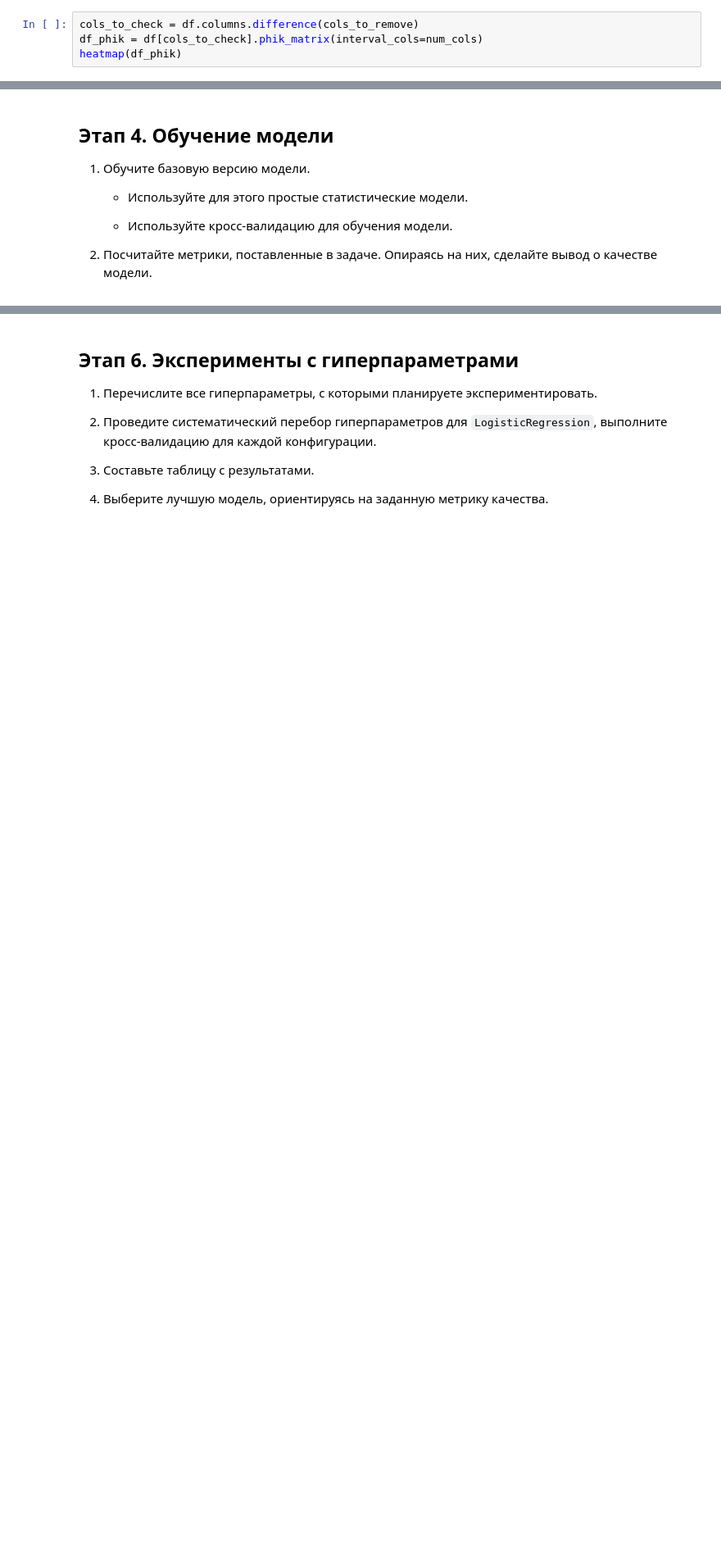
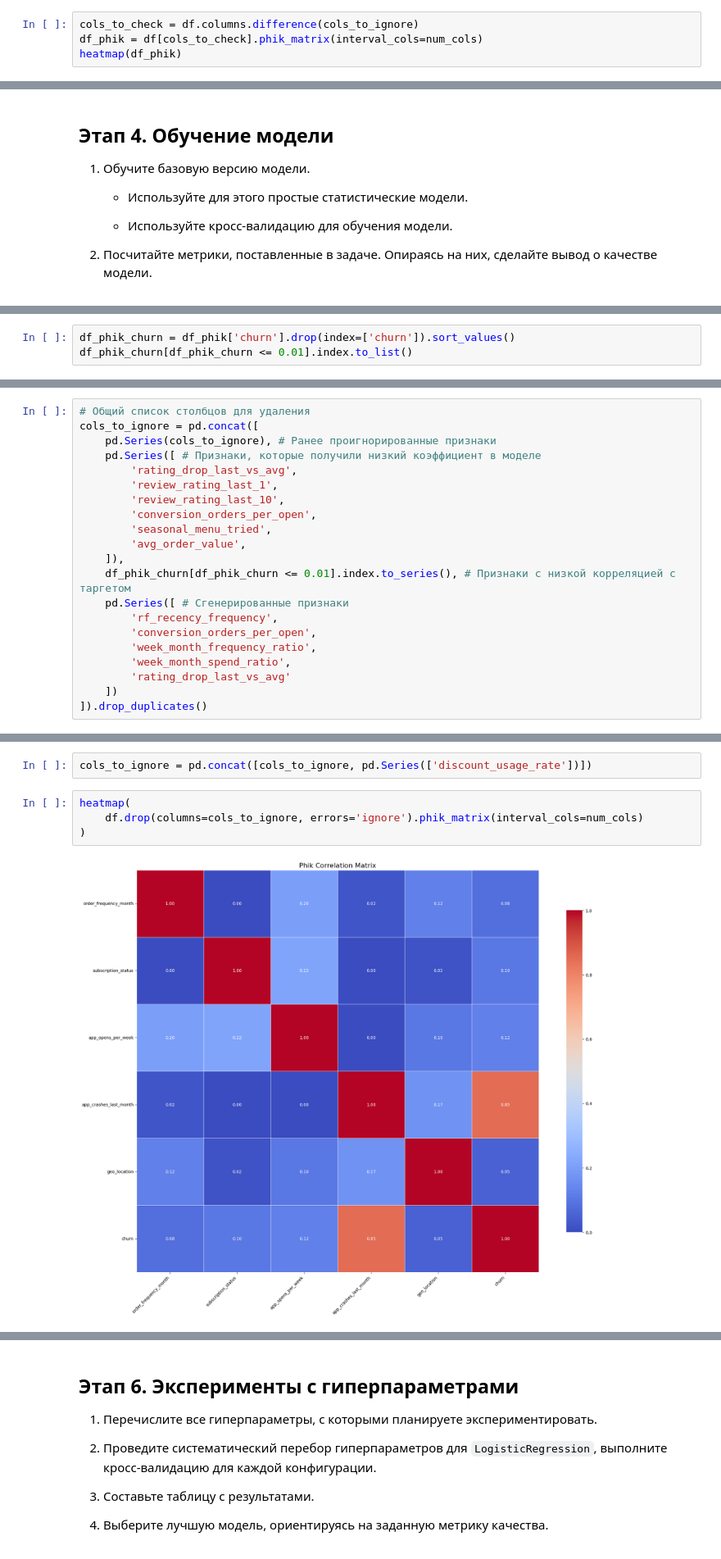
Before and after one commit to Daniel217D/linear-regression-experiments, a Jupyter notebook: 7. yandex_customer_churn_coffee_delivery_logistic_regression.ipynb, the cells around one changed output, grey strips where cells are left out. Shown at 82% size. Drawn from its saved outputs; the diff is of its cells as text; blank space fills up the shorter version.

```diff
--- a/7. yandex_customer_churn_coffee_delivery_logistic_regression.ipynb
+++ b/7. yandex_customer_churn_coffee_delivery_logistic_regression.ipynb
@@ -413,7 +429,7 @@ cols_to_remove = ['user_id', 'total_spent_last_month', 'total_spent_last_week',
 # %% [markdown]
 Посмотрим повторно на матрицу корреляций без этих признаков:
 # %%
-cols_to_check = df.columns.difference(cols_to_remove)
+cols_to_check = df.columns.difference(cols_to_ignore)
 df_phik = df[cols_to_check].phik_matrix(interval_cols=num_cols)
 heatmap(df_phik)
 # %% [output]
@@ -473,0 +696,3 @@ heatmap(df_phik)
+# %%
+df_phik_churn = df_phik['churn'].drop(index=['churn']).sort_values()
+df_phik_churn[df_phik_churn <= 0.01].index.to_list()
@@ -473,0 +717,21 @@ heatmap(df_phik)
+# %%
+# Общий список столбцов для удаления
+cols_to_ignore = pd.concat([
+    pd.Series(cols_to_ignore), # Ранее проигнорированные признаки
+    pd.Series([ # Признаки, которые получили низкий коэффициент в моделе
+        'rating_drop_last_vs_avg',
+        'review_rating_last_1',
+        'review_rating_last_10',
+        'conversion_orders_per_open',
+        'seasonal_menu_tried',
+        'avg_order_value',
+    ]),
+    df_phik_churn[df_phik_churn <= 0.01].index.to_series(), # Признаки с низкой корреляцией с таргетом
+    pd.Series([ # Сгенерированные признаки
+        'rf_recency_frequency',
+        'conversion_orders_per_open',
+        'week_month_frequency_ratio',
+        'week_month_spend_ratio',
+        'rating_drop_last_vs_avg'
+    ])
+]).drop_duplicates()
@@ -473,0 +784,8 @@ heatmap(df_phik)
+# %%
+cols_to_ignore = pd.concat([cols_to_ignore, pd.Series(['discount_usage_rate'])])
+# %%
+heatmap(
+    df.drop(columns=cols_to_ignore, errors='ignore').phik_matrix(interval_cols=num_cols)
+)
+# %% [output]
+[figure, added]
```
Also changed, not shown: parts of 52 cells of this notebook.
